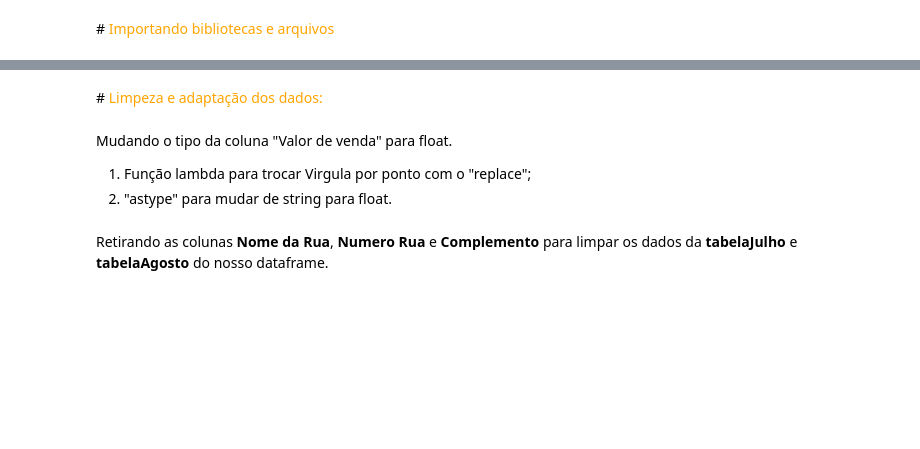
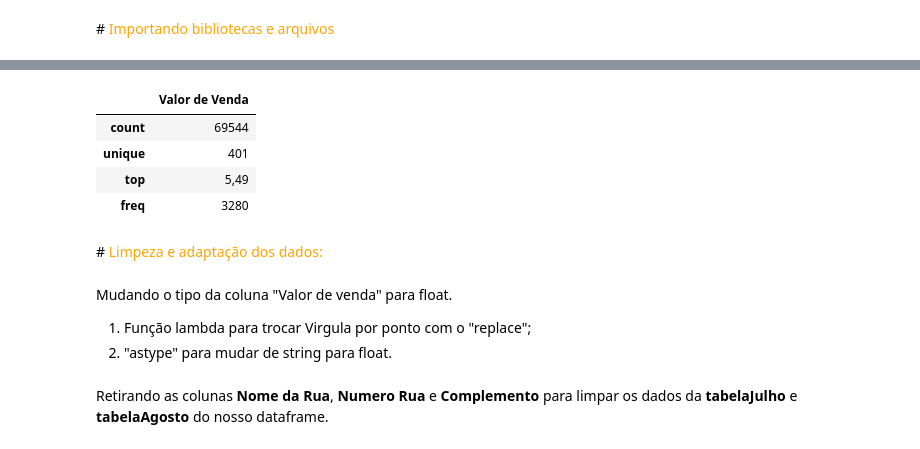
Before and after one commit to joaorosa2/analise_combustiveis_brasil, a Jupyter notebook: ProjetoM4.ipynb, the cells around one changed output, grey strips where cells are left out. Cells and saved outputs as stored; diff of their text form; code cells hidden in the pictures; blank space fills up the shorter version.

```diff
--- a/ProjetoM4.ipynb
+++ b/ProjetoM4.ipynb
@@ -13,3 +57,11 @@ tabelaJulho = pd.read_csv('https://raw.githubusercontent.com/joaorosa2/analise_c
+# %%
+tabelaAgosto[['Valor de Venda', '']].describe()
+# %% [output]
+|  | Valor de Venda |
+| count | 69544 |
+| unique | 401 |
+| top | 5,49 |
+| freq | 3280 |
 # %% [markdown]
 #<font color = orange> Limpeza e adaptação dos dados:
 # %% [markdown]
```
Also changed, not shown: parts of 17 cells of this notebook.
